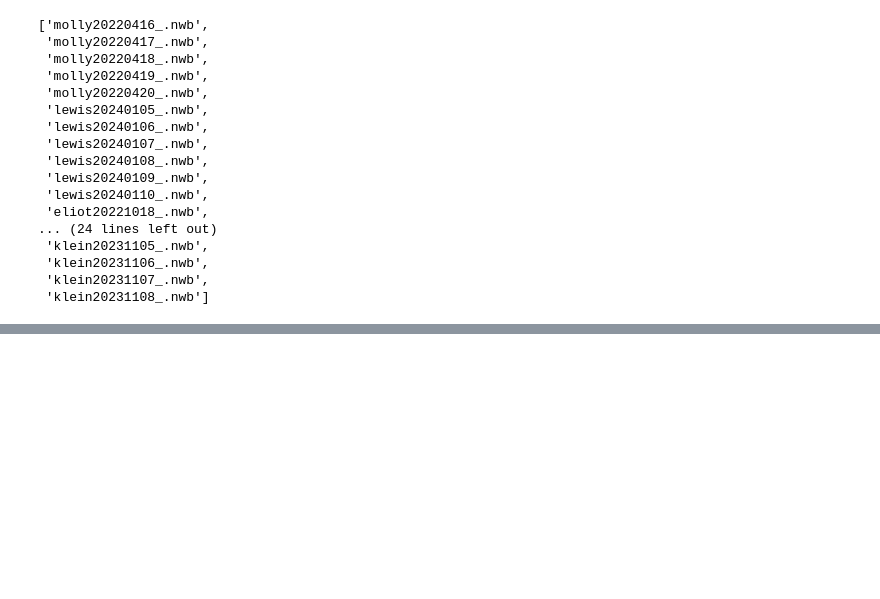
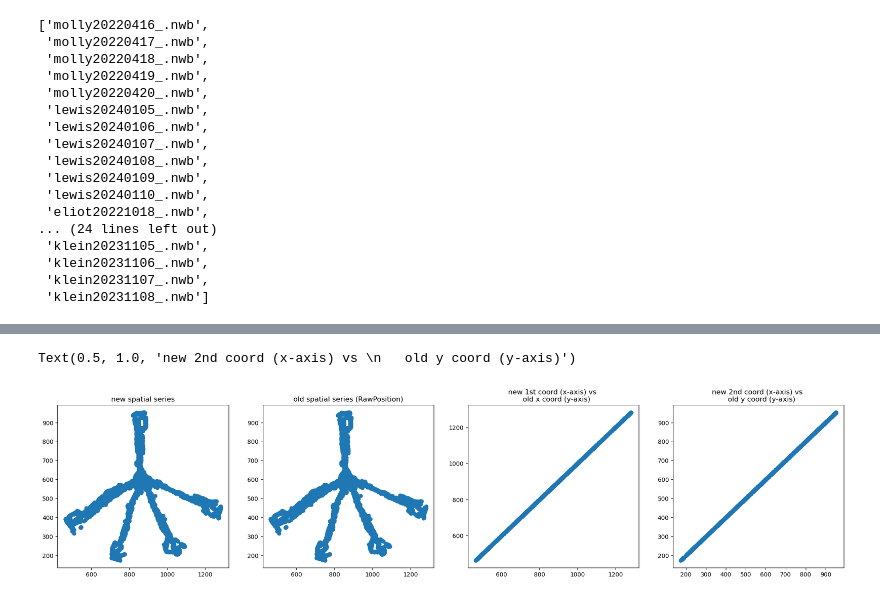
Before and after one commit to shijiegu/spyglass, a Jupyter notebook: notebooks/Change of Mind Analysis/Data Export.ipynb, the cells around one changed output, grey strips where cells are left out. Saved outputs shown, nothing was run; the diff lists cells and outputs as text; code cells hidden in the pictures; blank space fills up the shorter version.

```diff
--- a/notebooks/Change of Mind Analysis/Data Export.ipynb
+++ b/notebooks/Change of Mind Analysis/Data Export.ipynb
@@ -89,0 +129,3 @@ Total: 0
+# %%
+df = (RawPosition() & {"nwb_file_name": "lewis20240105_.nwb",
+                 "interval_list_name": "pos 1 valid times"}).fetch1_dataframe()
@@ -89,0 +135,22 @@ Total: 0
+# %%
+nwb_file_name = '/stelmo/nwb/raw/lewis20240105.nwb'
+
+with pynwb.NWBHDF5IO(nwb_file_name, 'r',load_namespaces=True) as io:
+    nwbf = io.read()
+    pos_raw_new = nwbf.processing['behavior']['position']
+    pos_raw_new_np = np.array(pos_raw_new.spatial_series['led_0_series_1'].data)
+    spat_objs = get_all_spatial_series(nwbf, incl_times=False)[0]
+# %%
+fig, axes = plt.subplots(1,4,figsize=(24,5))
+time_ind = 10000
+axes[0].scatter(pos_raw_new_np[:time_ind, 0], pos_raw_new_np[:time_ind, 1])
+axes[0].set_title("new spatial series")
+axes[1].scatter(np.array(df.xloc1)[:time_ind], np.array(df.yloc1)[:time_ind])
+axes[1].set_title("old spatial series (RawPosition)")
+axes[2].scatter(pos_raw_new_np[:time_ind, 0], np.array(df.xloc1)[:time_ind])
+axes[2].set_title("new 1st coord (x-axis) vs \n   old x coord (y-axis)")
+axes[3].scatter(pos_raw_new_np[:time_ind, 1], np.array(df.yloc1)[:time_ind])
+axes[3].set_title("new 2nd coord (x-axis) vs \n   old y coord (y-axis)")
+# %% [output]
+Text(0.5, 1.0, 'new 2nd coord (x-axis) vs \n   old y coord (y-axis)')
+[figure, added]
```
Also changed, not shown: parts of 15 cells of this notebook, 40 other files.
